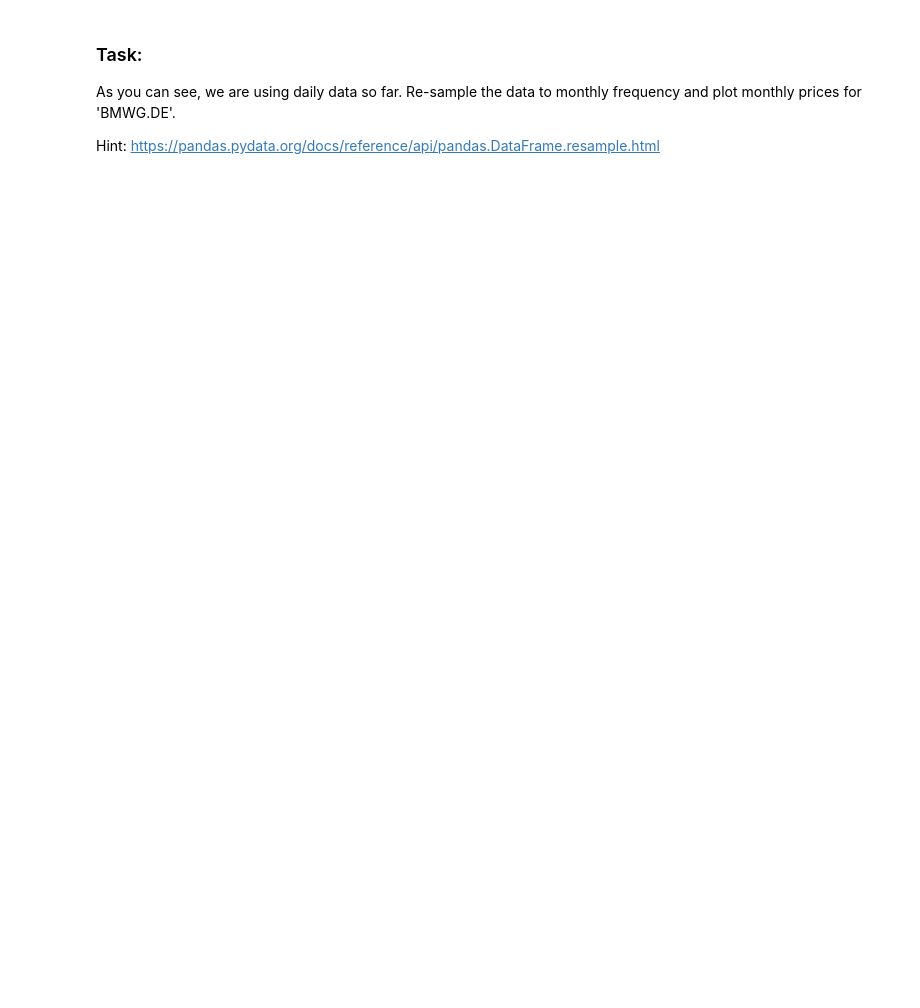
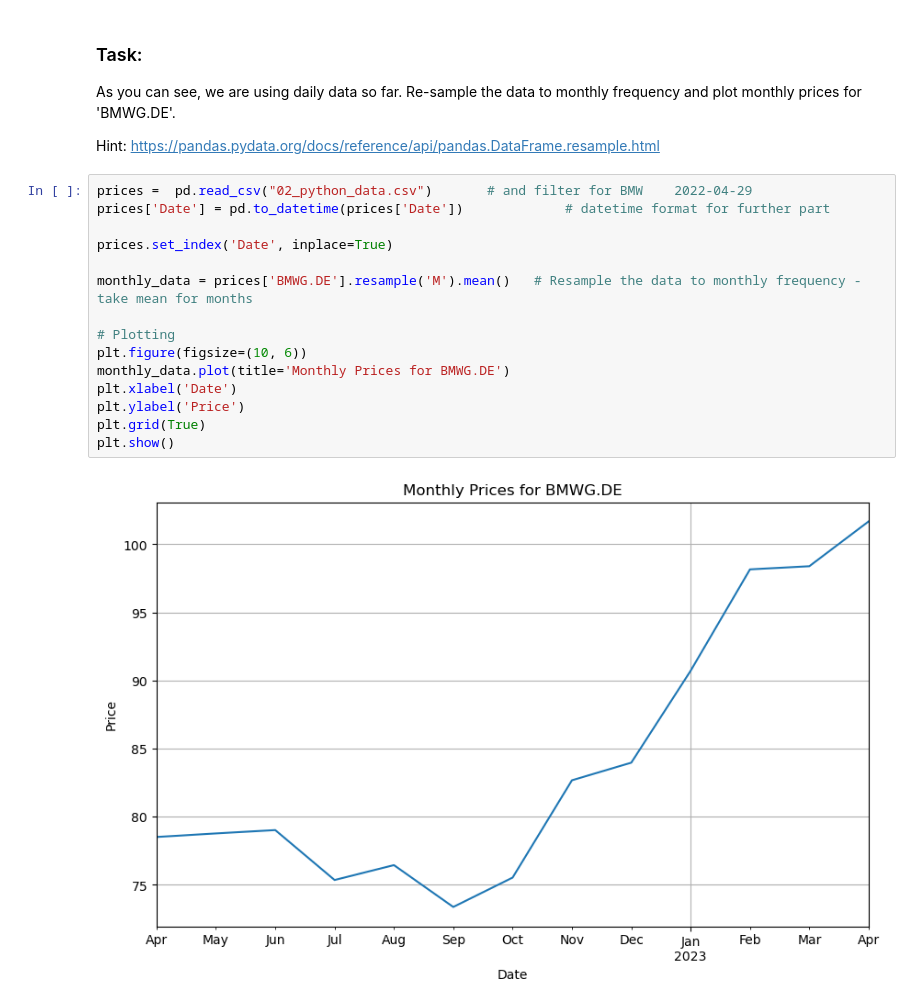
Before and after one commit to iwh-halle/fdap-2024-GeroWeinkauf, a Jupyter notebook: homework/02_python.ipynb, the cells around one changed output. Drawn from its saved outputs; the diff is of its cells as text; blank space fills up the shorter version.

```diff
--- a/homework/02_python.ipynb
+++ b/homework/02_python.ipynb
@@ -129,3 +340,20 @@ Considering all assets in the data, pick two pairs of stocks:
 As you can see, we are using daily data so far. Re-sample the data to monthly frequency and plot monthly prices for 'BMWG.DE'.
 
 Hint: https://pandas.pydata.org/docs/reference/api/pandas.DataFrame.resample.html
+# %%
+prices =  pd.read_csv("02_python_data.csv")       # and filter for BMW    2022-04-29
+prices['Date'] = pd.to_datetime(prices['Date'])             # datetime format for further part
+
+prices.set_index('Date', inplace=True)
+
+monthly_data = prices['BMWG.DE'].resample('M').mean()   # Resample the data to monthly frequency - take mean for months
+
+# Plotting
+plt.figure(figsize=(10, 6))
+monthly_data.plot(title='Monthly Prices for BMWG.DE')
+plt.xlabel('Date')
+plt.ylabel('Price')
+plt.grid(True)
+plt.show()
+# %% [output]
+[figure, added]
```
Also changed, not shown: parts of 7 cells of this notebook.
